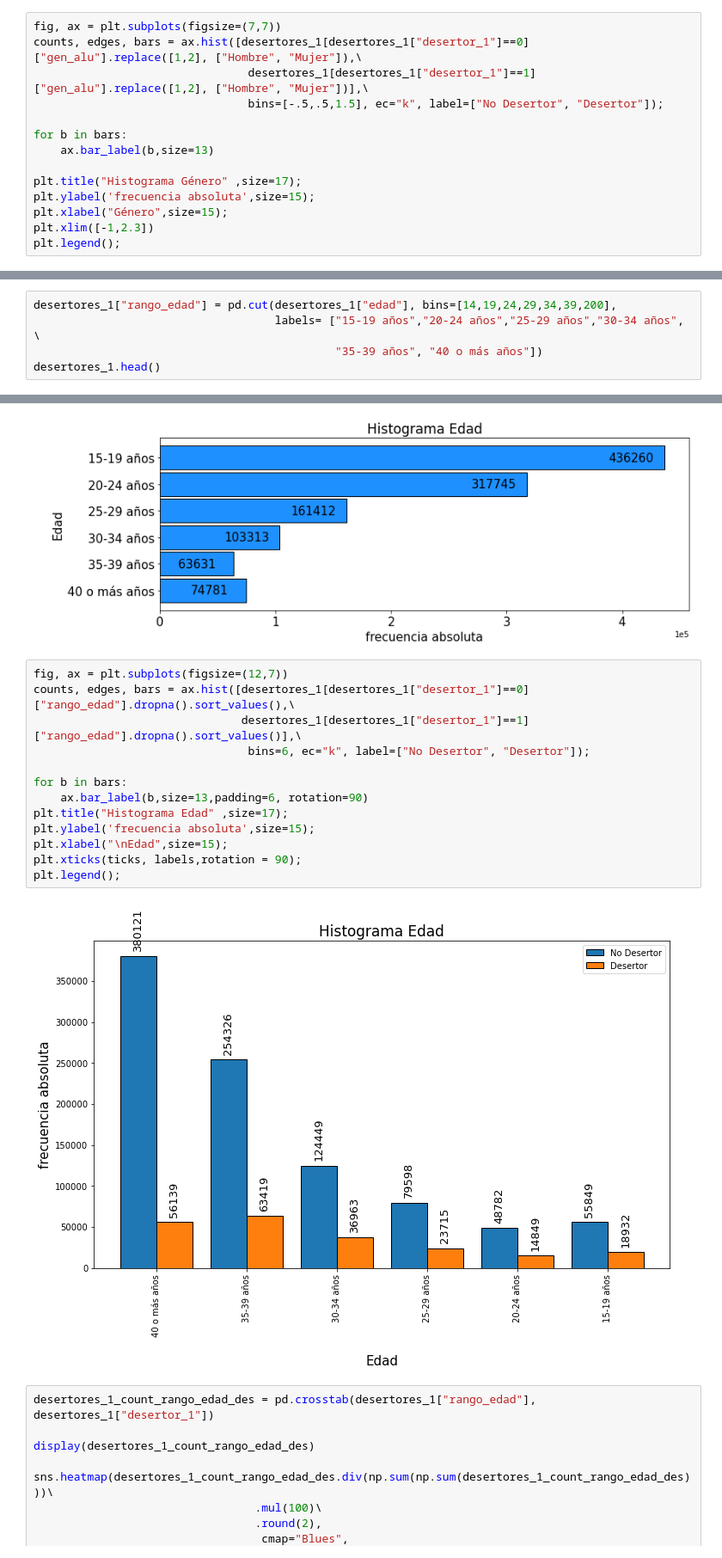
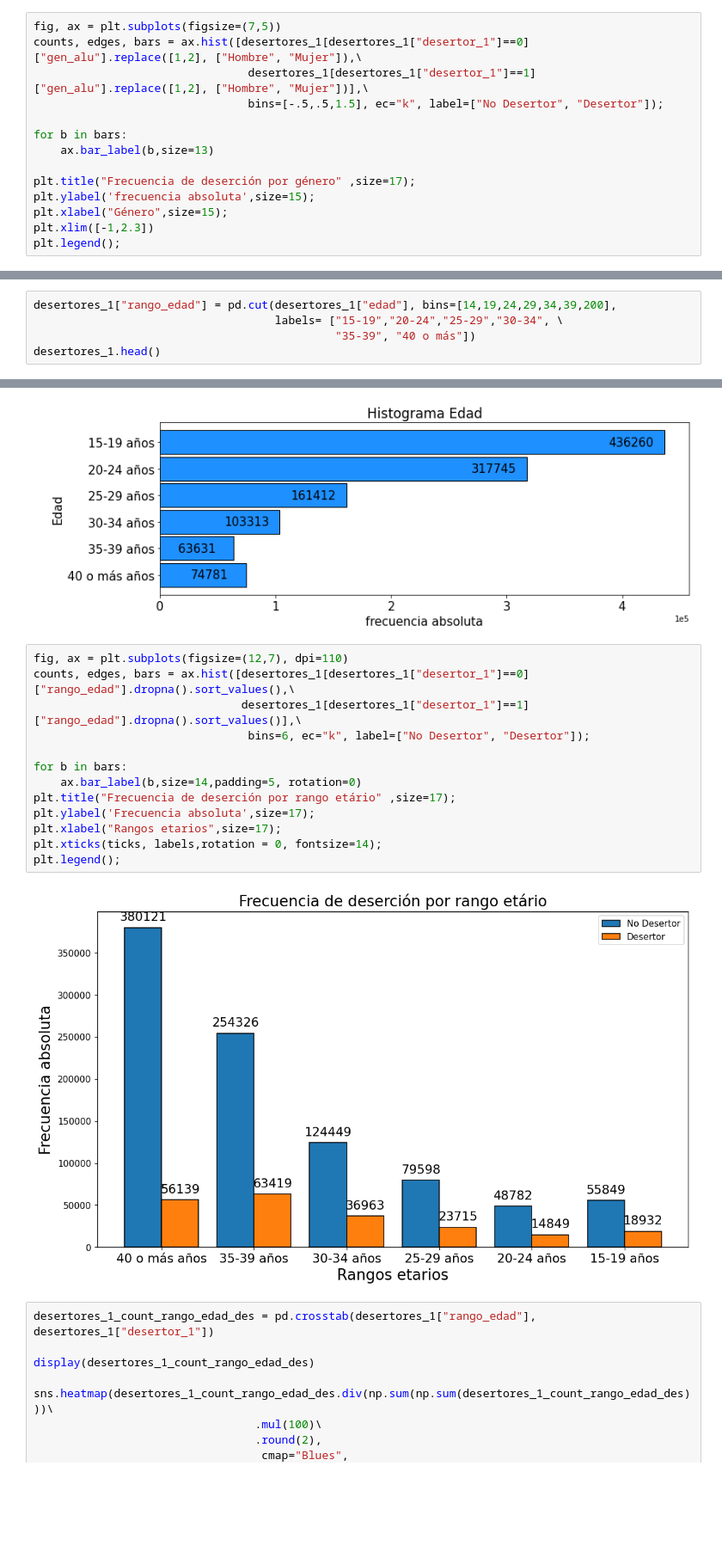
Before and after one commit to GianniCatBug/MDS7201-mineduc-desercion, a Jupyter notebook: notebooks/4.4-exploracion-datos-genero-edad.ipynb, the cells around one changed output, grey strips where cells are left out. Shown at 86% size. Cells and saved outputs as stored; diff of their text form; blank space fills up the shorter version.

```diff
--- a/notebooks/4.4-exploracion-datos-genero-edad.ipynb
+++ b/notebooks/4.4-exploracion-datos-genero-edad.ipynb
@@ -155,7 +155,7 @@ plt.tick_params(axis='both', which='major', labelsize=15)
 # %% [output]
 [figure]
 # %%
-fig, ax = plt.subplots(figsize=(7,7))
+fig, ax = plt.subplots(figsize=(7,5))
 counts, edges, bars = ax.hist([desertores_1[desertores_1["desertor_1"]==0]["gen_alu"].replace([1,2], ["Hombre", "Mujer"]),\
                                 desertores_1[desertores_1["desertor_1"]==1]["gen_alu"].replace([1,2], ["Hombre", "Mujer"])],\
                                 bins=[-.5,.5,1.5], ec="k", label=["No Desertor", "Desertor"]);
@@ -163,7 +163,7 @@ counts, edges, bars = ax.hist([desertores_1[desertores_1["desertor_1"]==0]["gen_
 for b in bars:
     ax.bar_label(b,size=13)
 
-plt.title("Histograma Género" ,size=17);
+plt.title("Frecuencia de deserción por género" ,size=17);
 plt.ylabel('frecuencia absoluta',size=15);
 plt.xlabel("Género",size=15);
 plt.xlim([-1,2.3])
@@ -342,8 +342,8 @@ desertores_1.head()
 | 1 | 2015 | I111S14C309J2V1 | 118.0 | 1 | 199102 | 2015 | Institutos Profesionales | Metropolitana | ... |
 # %%
 desertores_1["rango_edad"] = pd.cut(desertores_1["edad"], bins=[14,19,24,29,34,39,200],
-                                    labels= ["15-19 años","20-24 años","25-29 años","30-34 años", \
-                                             "35-39 años", "40 o más años"])
+                                    labels= ["15-19","20-24","25-29","30-34", \
+                                             "35-39", "40 o más"])
 desertores_1.head()
 # %% [output]
 |  | cat_periodo | codigo_unico | mrun | gen_alu | fec_nac_alu | anio_ing_carr_ori | tipo_inst_1 | region_sede | ... |
@@ -429,20 +429,20 @@ plt.yticks(ticks, labels);
 # %% [output]
 [figure]
 # %%
-fig, ax = plt.subplots(figsize=(12,7))
+fig, ax = plt.subplots(figsize=(12,7), dpi=110)
 counts, edges, bars = ax.hist([desertores_1[desertores_1["desertor_1"]==0]["rango_edad"].dropna().sort_values(),\
                                desertores_1[desertores_1["desertor_1"]==1]["rango_edad"].dropna().sort_values()],\
                                 bins=6, ec="k", label=["No Desertor", "Desertor"]);
 
 for b in bars:
-    ax.bar_label(b,size=13,padding=6, rotation=90)
-plt.title("Histograma Edad" ,size=17);
-plt.ylabel('frecuencia absoluta',size=15);
-plt.xlabel("\nEdad",size=15);
-plt.xticks(ticks, labels,rotation = 90);
+    ax.bar_label(b,size=14,padding=5, rotation=0)
+plt.title("Frecuencia de deserción por rango etário" ,size=17);
+plt.ylabel('Frecuencia absoluta',size=17);
+plt.xlabel("Rangos etarios",size=17);
+plt.xticks(ticks, labels,rotation = 0, fontsize=14);
 plt.legend();
 # %% [output]
-[figure, old version]
+[figure, new version]
 # %%
 desertores_1_count_rango_edad_des = pd.crosstab(desertores_1["rango_edad"], desertores_1["desertor_1"])
 
```
Also changed, not shown: parts of 1 cell of this notebook, 1 other file.
